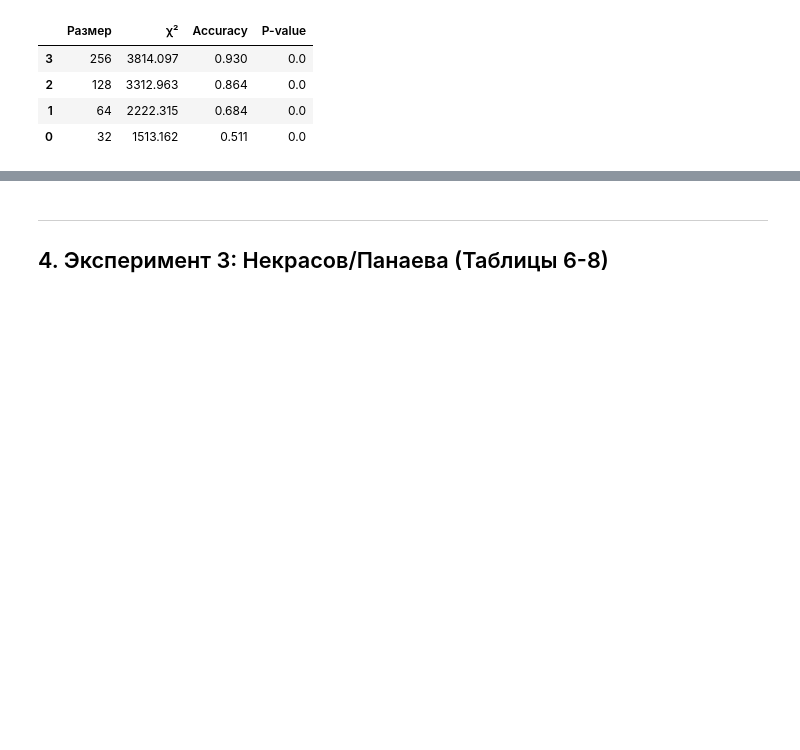
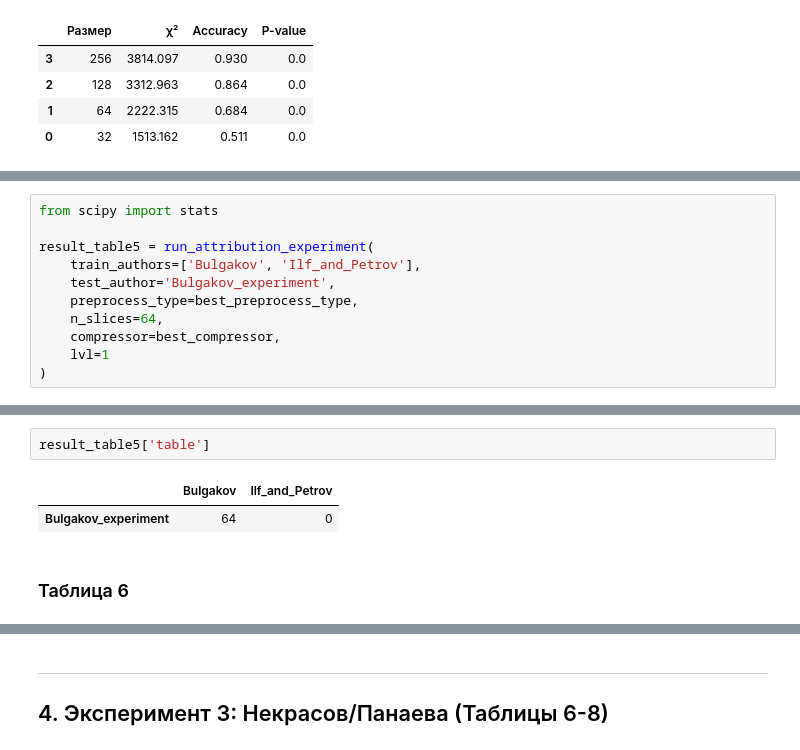
Before and after one commit to revlze/compression-authorship, a Jupyter notebook: experiments.ipynb, the cells around one changed output, grey strips where cells are left out. Drawn from its saved outputs; the diff is of its cells as text; blank space fills up the shorter version.

```diff
--- a/experiments.ipynb
+++ b/experiments.ipynb
@@ -441,0 +518,11 @@ FileNotFoundError: Слайс 0 у автора Bulgakov не найден: data
+# %%
+from scipy import stats
+
+result_table5 = run_attribution_experiment(
+    train_authors=['Bulgakov', 'Ilf_and_Petrov'],
+    test_author='Bulgakov_experiment',
+    preprocess_type=best_preprocess_type,
+    n_slices=64,
+    compressor=best_compressor,
+    lvl=1
+)
@@ -441,0 +537,7 @@ FileNotFoundError: Слайс 0 у автора Bulgakov не найден: data
+# %%
+result_table5['table']
+# %% [output]
+|  | Bulgakov | Ilf_and_Petrov |
+| Bulgakov_experiment | 64 | 0 |
+# %% [markdown]
+### Таблица 6
```
Also changed, not shown: parts of 23 cells of this notebook.
